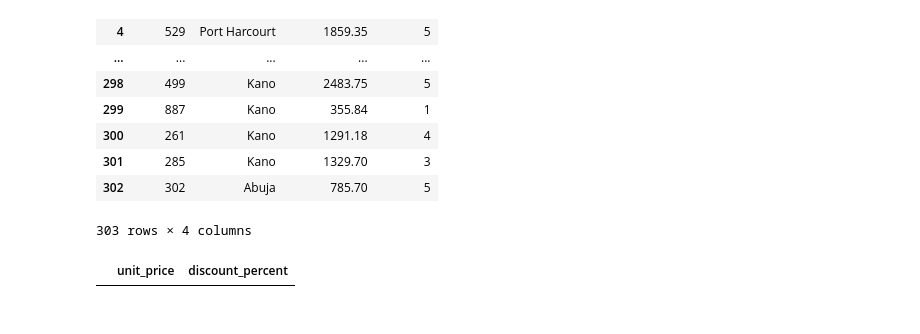
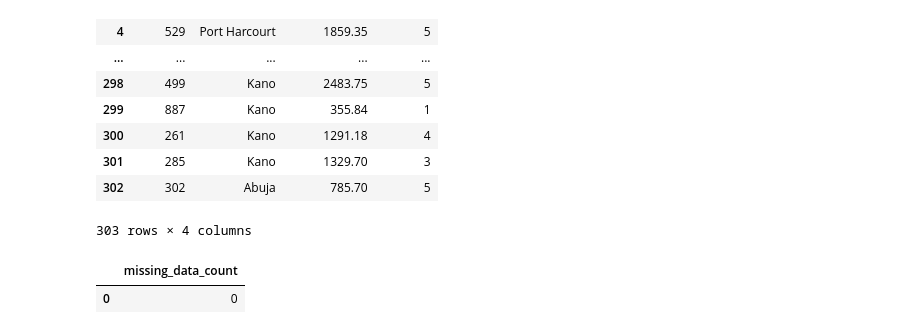
Before and after one commit to Thomasayanfeoluwa/2026-Python-Training-Class---Tutorial-For-Beginners, a Jupyter notebook: sqlite3.ipynb, the cells around one changed output. Cells and saved outputs as stored; diff of their text form; code cells hidden in the pictures.

Commit message:
Data Hygiene Audit

```diff
--- a/sqlite3.ipynb
+++ b/sqlite3.ipynb
@@ -775,15 +767,16 @@ run_sql("""
 # %%
 """
 Challenge 5: Data Hygiene Audit
 Write a query to audit data completeness:
 1. Check if there are any rows where either unit_price or discount_percent is missing (IS NULL).
 2. Count how many total rows match this condition.
 """
 
 run_sql("""
-    SELECT unit_price, discount_percent
+    SELECT COUNT(*) as missing_data_count
     FROM orders
     WHERE unit_price IS NULL OR discount_percent IS NULL
 """)
 # %% [output]
-|  | unit_price | discount_percent |
+|  | missing_data_count |
+| 0 | 0 |
```
Also changed, not shown: parts of 2 cells of this notebook.
